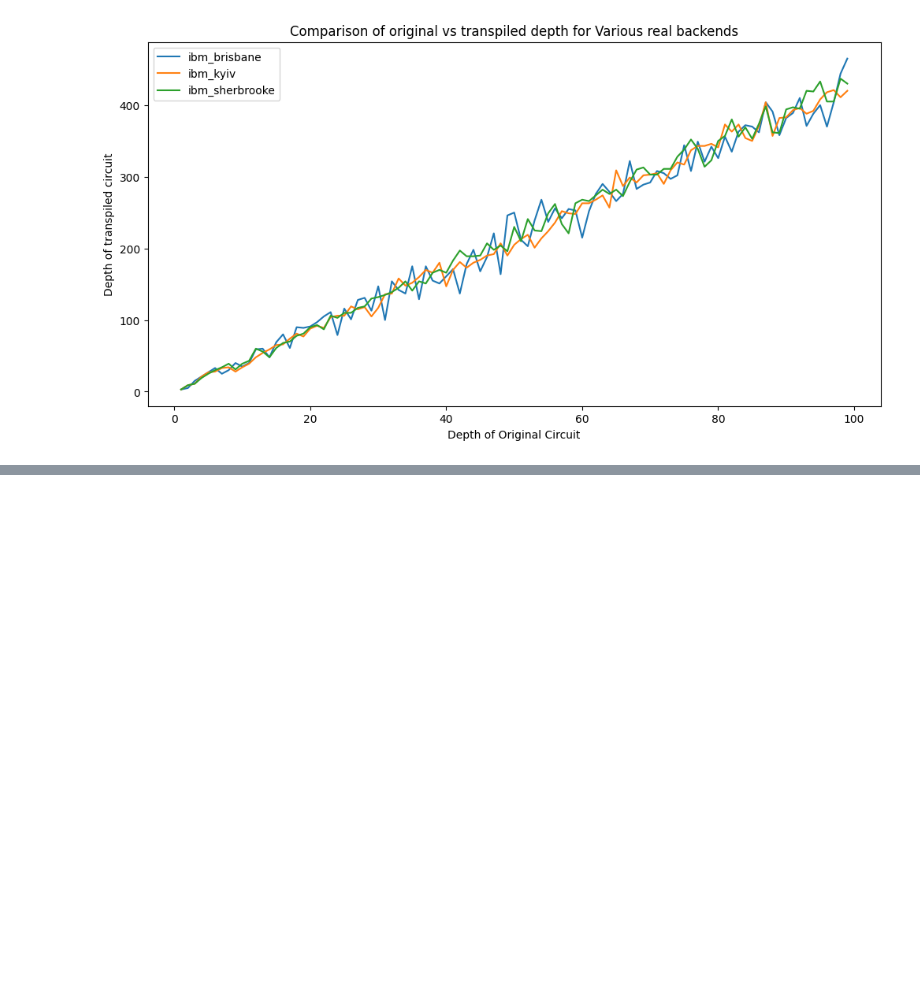
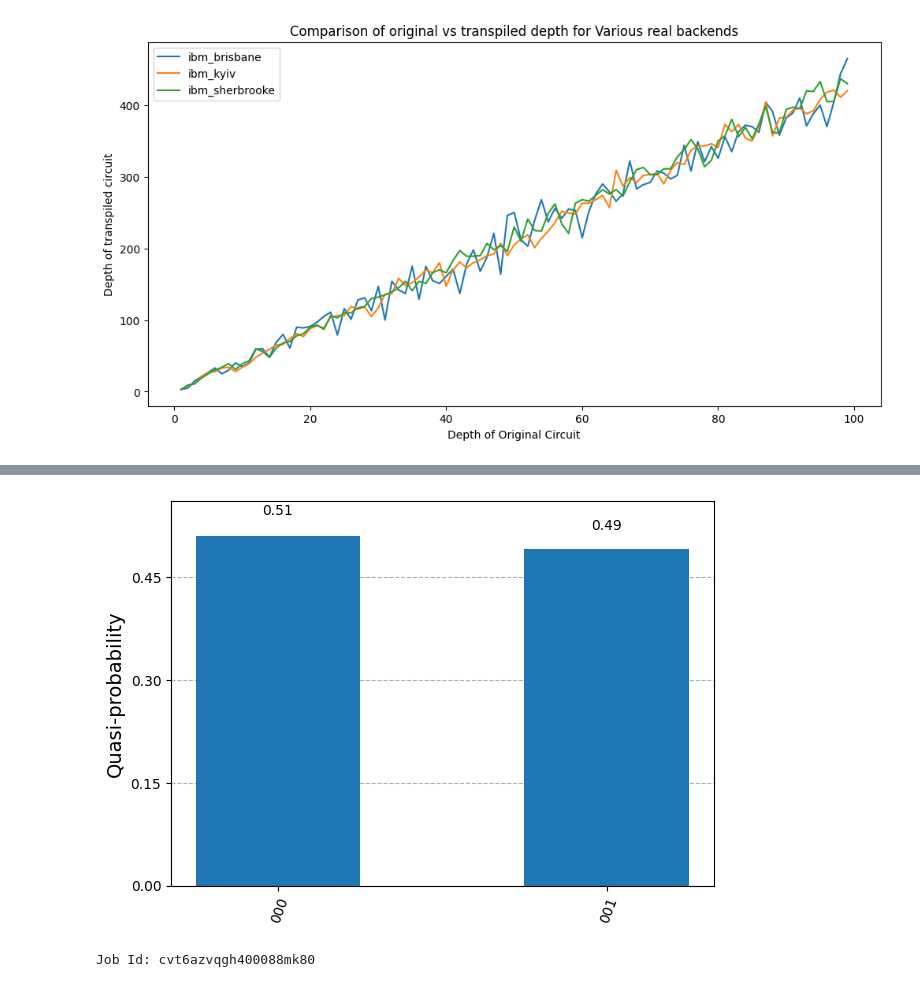
Before and after one commit to RajatSaha1106/Qiskit-Fundamentals, a Jupyter notebook: qiskit_function_experiments.ipynb, the cells around one changed output, grey strips where cells are left out. Drawn from its saved outputs; the diff is of its cells as text; code cells hidden in the pictures; blank space fills up the shorter version.

Commit message:
Added the final results

```diff
--- a/qiskit_function_experiments.ipynb
+++ b/qiskit_function_experiments.ipynb
@@ -228,0 +209,27 @@ plt.show()
+# %%
+sampler = StatevectorSampler(default_shots=100)
+pubs = sampler.run(pubs=[overlap])
+result=pubs.result()[0]
+
+# the fidelity is the probability to measure 0
+fidelity = result.data.meas.get_counts()
+
+from qiskit.visualization import plot_distribution
+
+plot_distribution(fidelity)
+# %% [output]
+[figure, added]
+# %%
+backend=service.backend("ibm_brisbane")
+
+pm=generate_preset_pass_manager(optimization_level=2,backend=backend)
+opt_qc=pm.run(overlap)
+
+sampler=Sampler(mode=backend)
+pubs=sampler.run([opt_qc],shots=1024)
+
+print(f"Job Id: {pubs.job_id()}")
+
+result=pubs.result()[0]
+# %% [output]
+Job Id: cvt6azvqgh400088mk80
```
Also changed, not shown: parts of 7 cells of this notebook, 1 other file.
